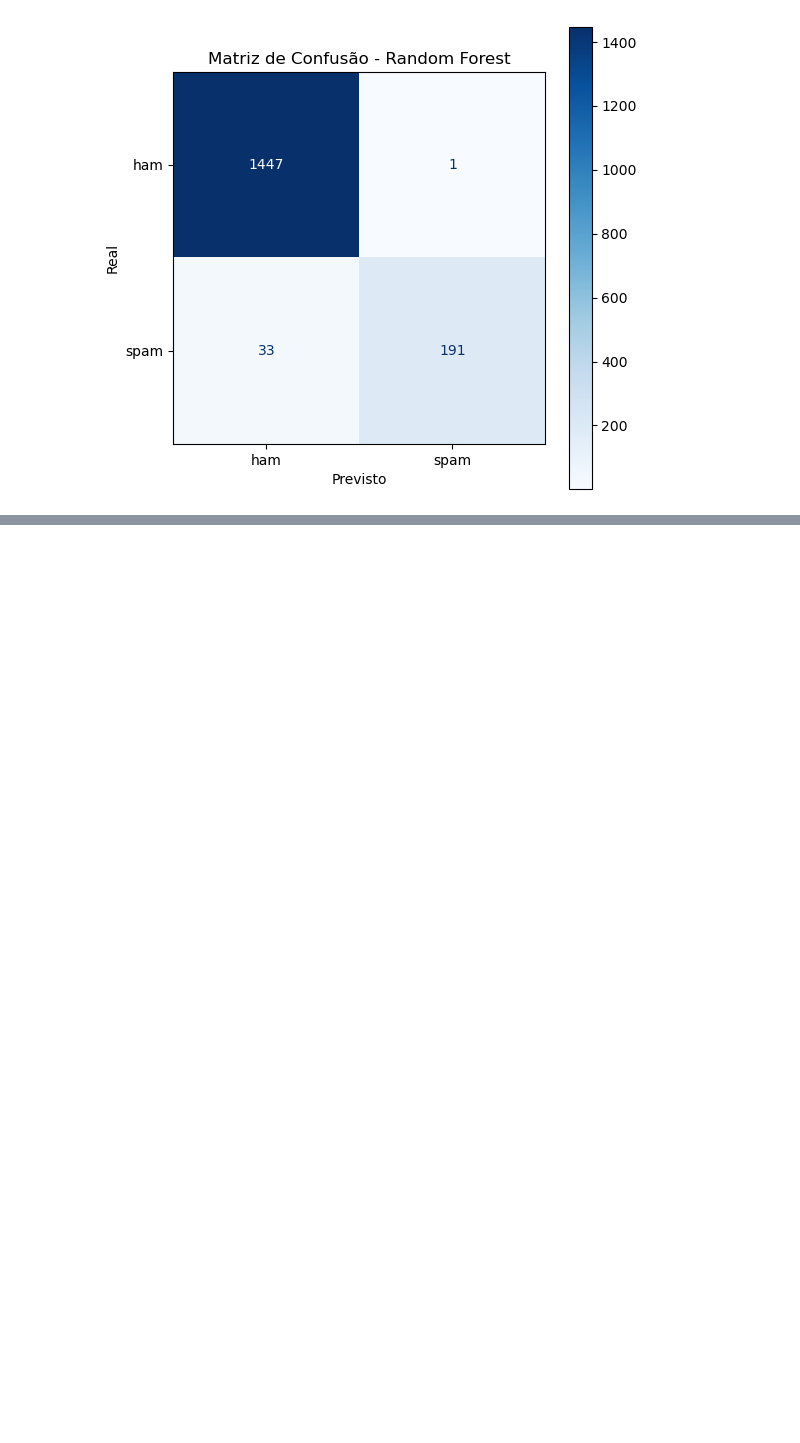
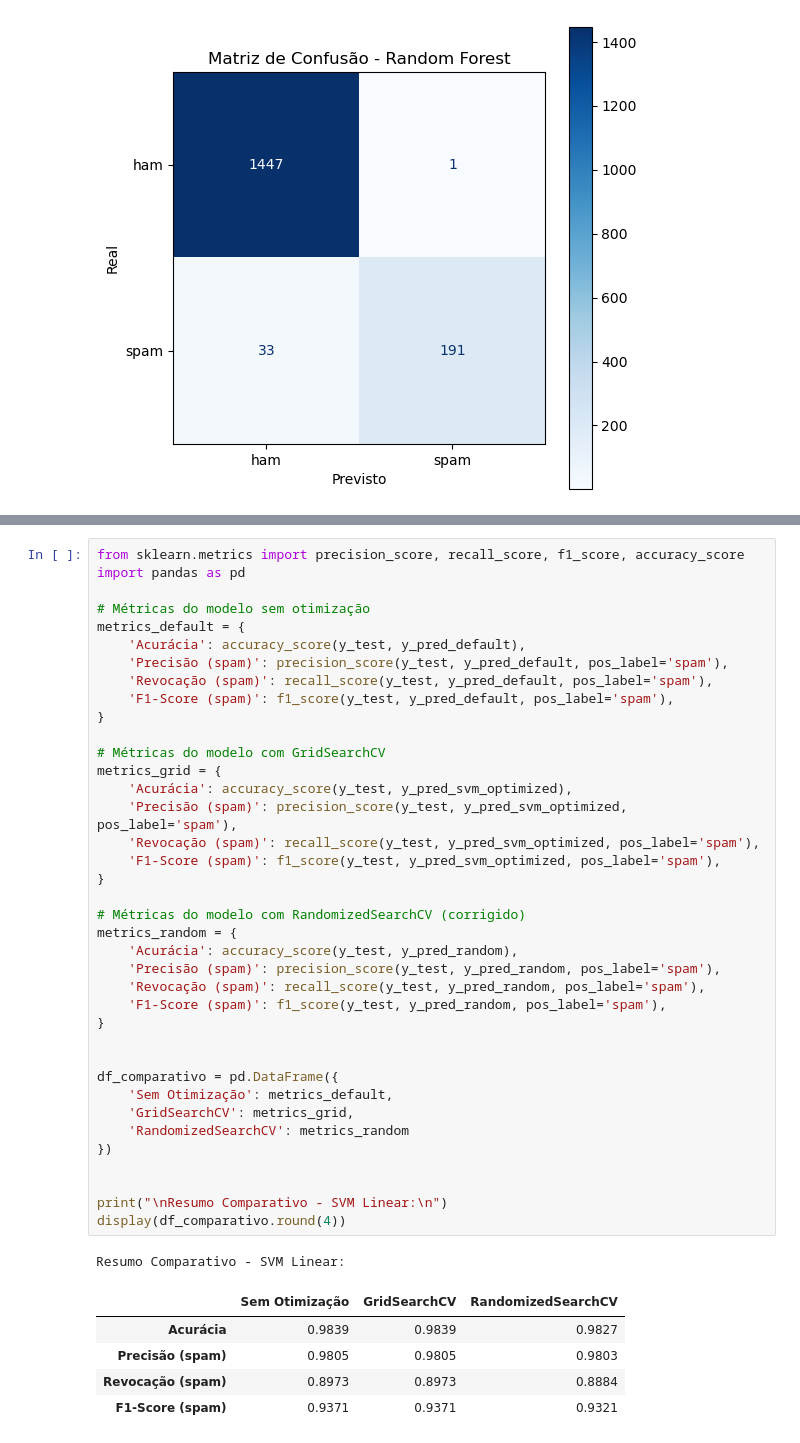
Before and after one commit to deborakocks/projeto6_spam, a Jupyter notebook: PI6_AnaliseSpam.ipynb, the cells around one changed output, grey strips where cells are left out. Saved outputs shown, nothing was run; the diff lists cells and outputs as text; blank space fills up the shorter version.

```diff
--- a/PI6_AnaliseSpam.ipynb
+++ b/PI6_AnaliseSpam.ipynb
@@ -445,0 +598,45 @@ Justificar a escolha da métrica principal (ex: F1-Score é adequado para dados
+# %%
+from sklearn.metrics import precision_score, recall_score, f1_score, accuracy_score
+import pandas as pd
+
+# Métricas do modelo sem otimização
+metrics_default = {
+    'Acurácia': accuracy_score(y_test, y_pred_default),
+    'Precisão (spam)': precision_score(y_test, y_pred_default, pos_label='spam'),
+    'Revocação (spam)': recall_score(y_test, y_pred_default, pos_label='spam'),
+    'F1-Score (spam)': f1_score(y_test, y_pred_default, pos_label='spam'),
+}
+
+# Métricas do modelo com GridSearchCV
+metrics_grid = {
+    'Acurácia': accuracy_score(y_test, y_pred_svm_optimized),
+    'Precisão (spam)': precision_score(y_test, y_pred_svm_optimized, pos_label='spam'),
+    'Revocação (spam)': recall_score(y_test, y_pred_svm_optimized, pos_label='spam'),
+    'F1-Score (spam)': f1_score(y_test, y_pred_svm_optimized, pos_label='spam'),
+}
+
+# Métricas do modelo com RandomizedSearchCV (corrigido)
+metrics_random = {
+    'Acurácia': accuracy_score(y_test, y_pred_random),
+    'Precisão (spam)': precision_score(y_test, y_pred_random, pos_label='spam'),
+    'Revocação (spam)': recall_score(y_test, y_pred_random, pos_label='spam'),
+    'F1-Score (spam)': f1_score(y_test, y_pred_random, pos_label='spam'),
+}
+
+
+df_comparativo = pd.DataFrame({
+    'Sem Otimização': metrics_default,
+    'GridSearchCV': metrics_grid,
+    'RandomizedSearchCV': metrics_random
+})
+
+
+print("\nResumo Comparativo - SVM Linear:\n")
+display(df_comparativo.round(4))
+# %% [output]
+Resumo Comparativo - SVM Linear:
+|  | Sem Otimização | GridSearchCV | RandomizedSearchCV |
+| Acurácia | 0.9839 | 0.9839 | 0.9827 |
+| Precisão (spam) | 0.9805 | 0.9805 | 0.9803 |
+| Revocação (spam) | 0.8973 | 0.8973 | 0.8884 |
+| F1-Score (spam) | 0.9371 | 0.9371 | 0.9321 |
```
Also changed, not shown: parts of 21 cells of this notebook.
